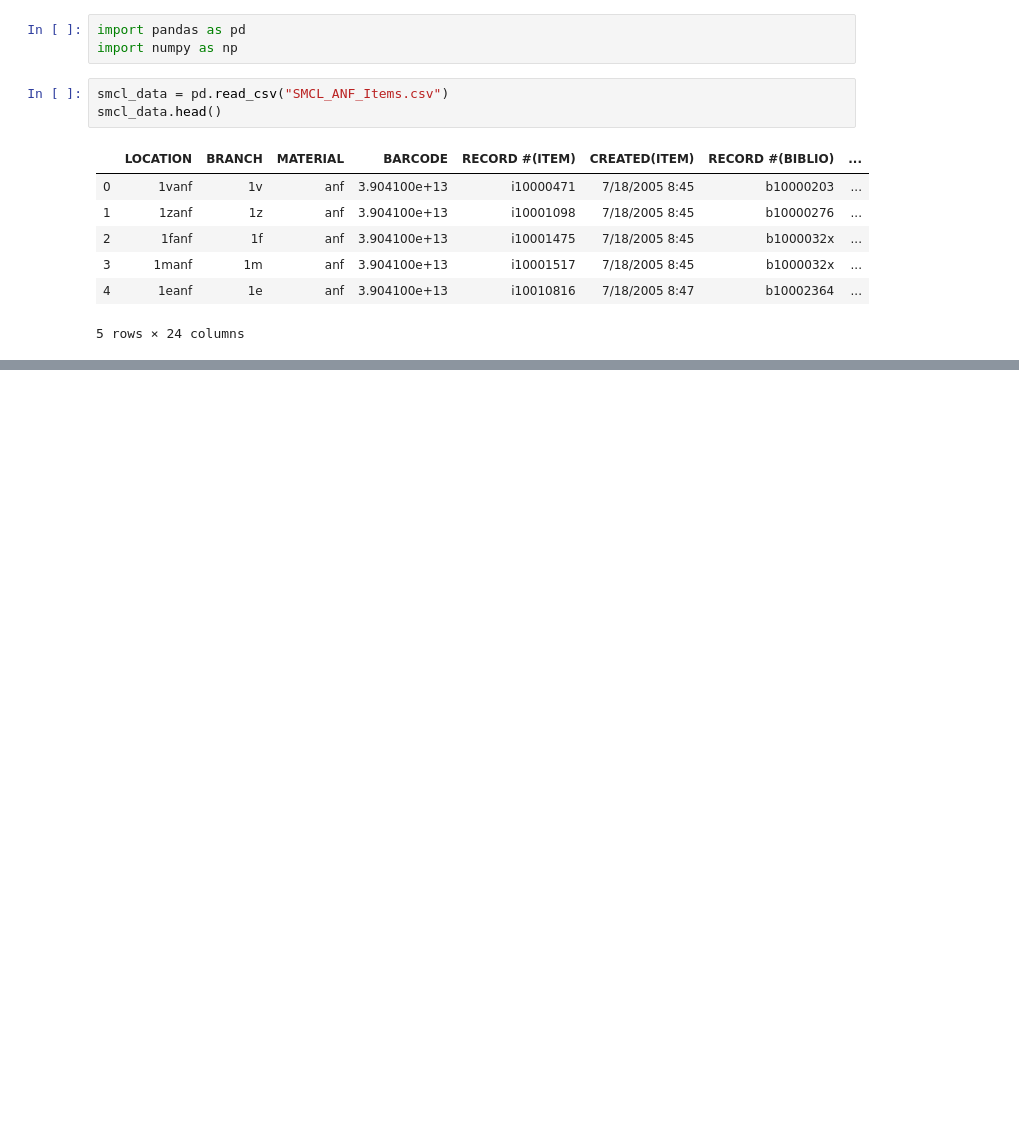
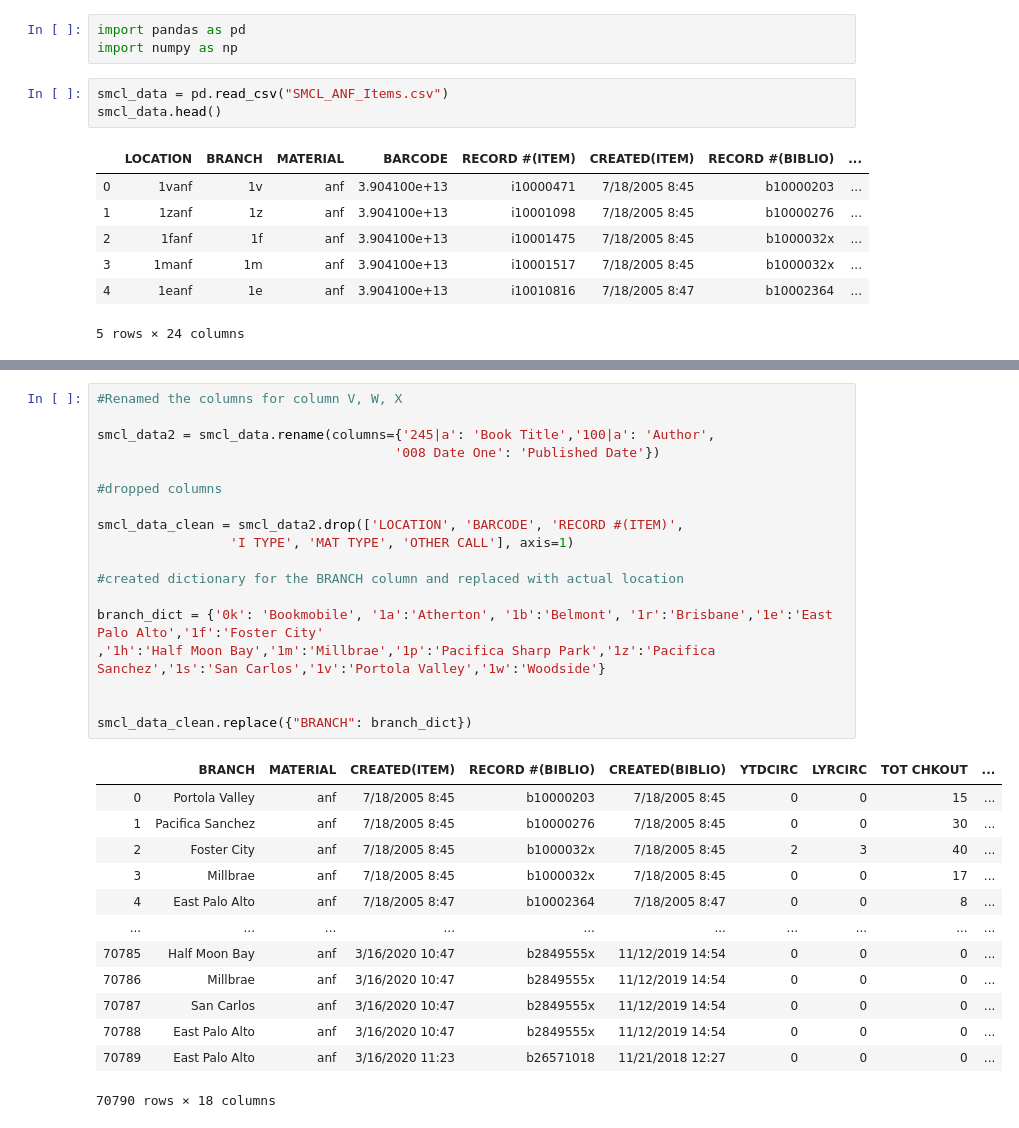
Before and after one commit to Duong-Luu/Library-Circulation-Data-Project, a Jupyter notebook: Hugo_Code.ipynb, the cells around one changed output, grey strips where cells are left out. Saved outputs shown, nothing was run; the diff lists cells and outputs as text; blank space fills up the shorter version.

```diff
--- a/Hugo_Code.ipynb
+++ b/Hugo_Code.ipynb
@@ -30,0 +115,32 @@ smcl_data2.drop(['LOCATION', 'BARCODE', 'RECORD #(ITEM)',
+# %%
+#Renamed the columns for column V, W, X
+
+smcl_data2 = smcl_data.rename(columns={'245|a': 'Book Title','100|a': 'Author',
+                                      '008 Date One': 'Published Date'})
+
+#dropped columns
+
+smcl_data_clean = smcl_data2.drop(['LOCATION', 'BARCODE', 'RECORD #(ITEM)',
+                 'I TYPE', 'MAT TYPE', 'OTHER CALL'], axis=1)
+
+#created dictionary for the BRANCH column and replaced with actual location
+
+branch_dict = {'0k': 'Bookmobile', '1a':'Atherton', '1b':'Belmont', '1r':'Brisbane','1e':'East Palo Alto','1f':'Foster City'
+,'1h':'Half Moon Bay','1m':'Millbrae','1p':'Pacifica Sharp Park','1z':'Pacifica Sanchez','1s':'San Carlos','1v':'Portola Valley','1w':'Woodside'}
+
+
+smcl_data_clean.replace({"BRANCH": branch_dict})
+# %% [output]
+|  | BRANCH | MATERIAL | CREATED(ITEM) | RECORD #(BIBLIO) | CREATED(BIBLIO) | YTDCIRC | LYRCIRC | TOT CHKOUT | ... |
+| 0 | Portola Valley | anf | 7/18/2005 8:45 | b10000203 | 7/18/2005 8:45 | 0 | 0 | 15 | ... |
+| 1 | Pacifica Sanchez | anf | 7/18/2005 8:45 | b10000276 | 7/18/2005 8:45 | 0 | 0 | 30 | ... |
+| 2 | Foster City | anf | 7/18/2005 8:45 | b1000032x | 7/18/2005 8:45 | 2 | 3 | 40 | ... |
+| 3 | Millbrae | anf | 7/18/2005 8:45 | b1000032x | 7/18/2005 8:45 | 0 | 0 | 17 | ... |
+| 4 | East Palo Alto | anf | 7/18/2005 8:47 | b10002364 | 7/18/2005 8:47 | 0 | 0 | 8 | ... |
+| ... | ... | ... | ... | ... | ... | ... | ... | ... | ... |
+| 70785 | Half Moon Bay | anf | 3/16/2020 10:47 | b2849555x | 11/12/2019 14:54 | 0 | 0 | 0 | ... |
+| 70786 | Millbrae | anf | 3/16/2020 10:47 | b2849555x | 11/12/2019 14:54 | 0 | 0 | 0 | ... |
+| 70787 | San Carlos | anf | 3/16/2020 10:47 | b2849555x | 11/12/2019 14:54 | 0 | 0 | 0 | ... |
+| 70788 | East Palo Alto | anf | 3/16/2020 10:47 | b2849555x | 11/12/2019 14:54 | 0 | 0 | 0 | ... |
+| 70789 | East Palo Alto | anf | 3/16/2020 11:23 | b26571018 | 11/21/2018 12:27 | 0 | 0 | 0 | ... |
+70790 rows × 18 columns
```
Also changed, not shown: parts of 4 cells of this notebook.
